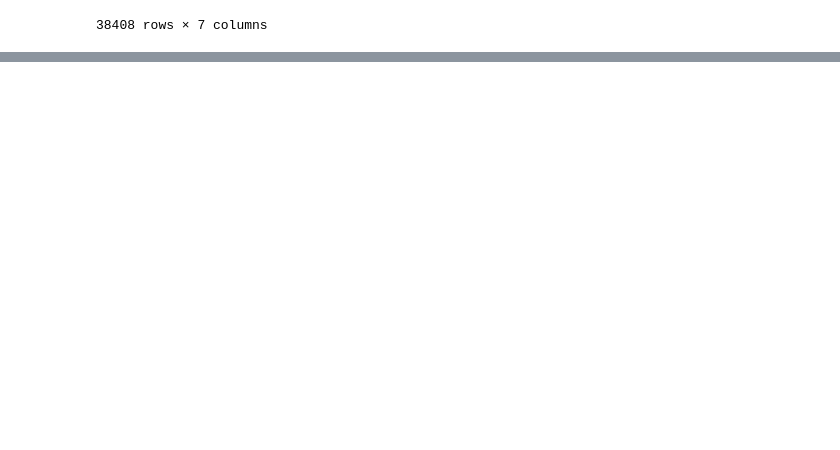
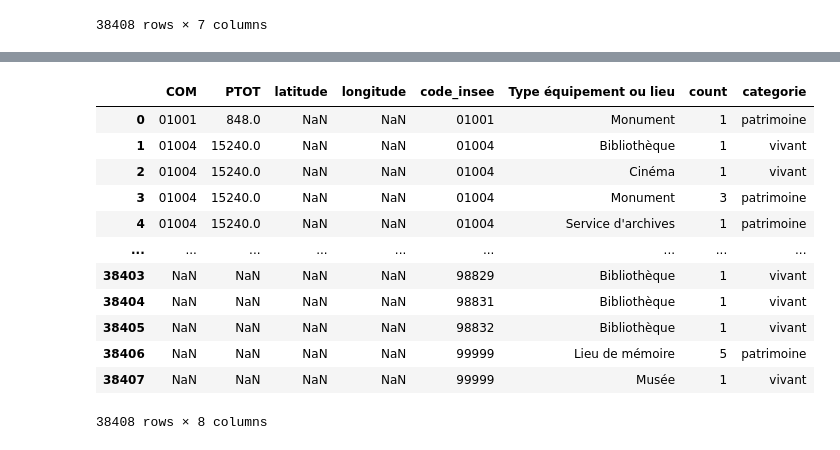
Before and after one commit to naloui1/Dataforgood, a Jupyter notebook: script_nadia.ipynb, the cells around one changed output, grey strips where cells are left out. Drawn from its saved outputs; the diff is of its cells as text; code cells hidden in the pictures; blank space fills up the shorter version.

```diff
--- a/script_nadia.ipynb
+++ b/script_nadia.ipynb
@@ -430,0 +440,4 @@ df_merged
+# %%
+df_pop2 = df_pop.copy(deep=True)
+df_pop2 = df_pop2.loc[:,['COM','PTOT']]
+df_pop2.head()
@@ -430,0 +451,18 @@ df_merged
+# %%
+# Fusionner les deux DataFrames sur les colonnes code1 et code2
+df_merged_all = pd.merge(df_pop2, df_merged, left_on='COM', right_on='code_insee', how='right')
+df_merged_all
+# %% [output]
+|  | COM | PTOT | latitude | longitude | code_insee | Type équipement ou lieu | count | categorie |
+| 0 | 01001 | 848.0 | NaN | NaN | 01001 | Monument | 1 | patrimoine |
+| 1 | 01004 | 15240.0 | NaN | NaN | 01004 | Bibliothèque | 1 | vivant |
+| 2 | 01004 | 15240.0 | NaN | NaN | 01004 | Cinéma | 1 | vivant |
+| 3 | 01004 | 15240.0 | NaN | NaN | 01004 | Monument | 3 | patrimoine |
+| 4 | 01004 | 15240.0 | NaN | NaN | 01004 | Service d'archives | 1 | patrimoine |
+| ... | ... | ... | ... | ... | ... | ... | ... | ... |
+| 38403 | NaN | NaN | NaN | NaN | 98829 | Bibliothèque | 1 | vivant |
+| 38404 | NaN | NaN | NaN | NaN | 98831 | Bibliothèque | 1 | vivant |
+| 38405 | NaN | NaN | NaN | NaN | 98832 | Bibliothèque | 1 | vivant |
+| 38406 | NaN | NaN | NaN | NaN | 99999 | Lieu de mémoire | 5 | patrimoine |
+| 38407 | NaN | NaN | NaN | NaN | 99999 | Musée | 1 | vivant |
+38408 rows × 8 columns
```
Also changed, not shown: parts of 11 cells of this notebook, 1 other file.
